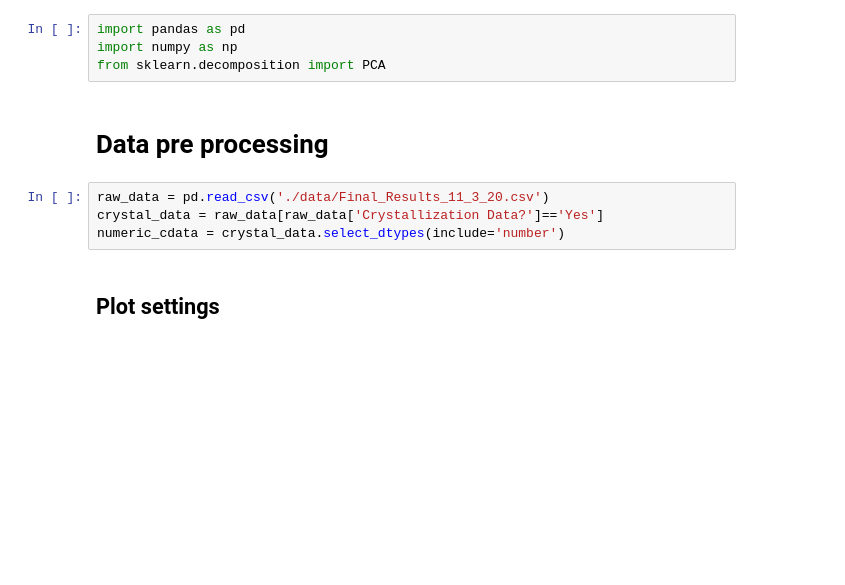
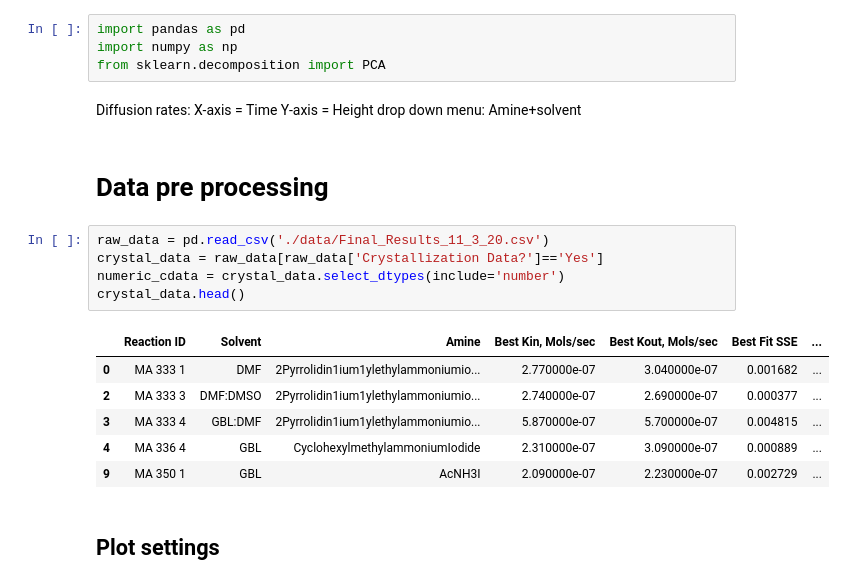
Before and after one commit to darkreactions/rapid2, a Jupyter notebook: Rapid 2.ipynb, the cells around one changed output. Saved outputs shown, nothing was run; the diff lists cells and outputs as text; blank space fills up the shorter version.

```diff
--- a/Rapid 2.ipynb
+++ b/Rapid 2.ipynb
@@ -2,12 +2,25 @@
 import pandas as pd
 import numpy as np
 from sklearn.decomposition import PCA
+# %% [markdown]
+Diffusion rates:
+X-axis = Time
+Y-axis = Height
+drop down menu: Amine+solvent
 # %% [markdown]
 # Data pre processing
 # %%
 raw_data = pd.read_csv('./data/Final_Results_11_3_20.csv')
 crystal_data = raw_data[raw_data['Crystallization Data?']=='Yes']
 numeric_cdata = crystal_data.select_dtypes(include='number')
+crystal_data.head()
+# %% [output]
+|  | Reaction ID | Solvent | Amine | Best Kin, Mols/sec | Best Kout, Mols/sec | Best Fit SSE | ... |
+| 0 | MA 333 1 | DMF | 2Pyrrolidin1ium1ylethylammoniumio... | 2.770000e-07 | 3.040000e-07 | 0.001682 | ... |
+| 2 | MA 333 3 | DMF:DMSO | 2Pyrrolidin1ium1ylethylammoniumio... | 2.740000e-07 | 2.690000e-07 | 0.000377 | ... |
+| 3 | MA 333 4 | GBL:DMF | 2Pyrrolidin1ium1ylethylammoniumio... | 5.870000e-07 | 5.700000e-07 | 0.004815 | ... |
+| 4 | MA 336 4 | GBL | CyclohexylmethylammoniumIodide | 2.310000e-07 | 3.090000e-07 | 0.000889 | ... |
+| 9 | MA 350 1 | GBL | AcNH3I | 2.090000e-07 | 2.230000e-07 | 0.002729 | ... |
 # %% [markdown]
 ## Plot settings
 # %%
```
Also changed, not shown: parts of 2 cells of this notebook, 25 other files.
